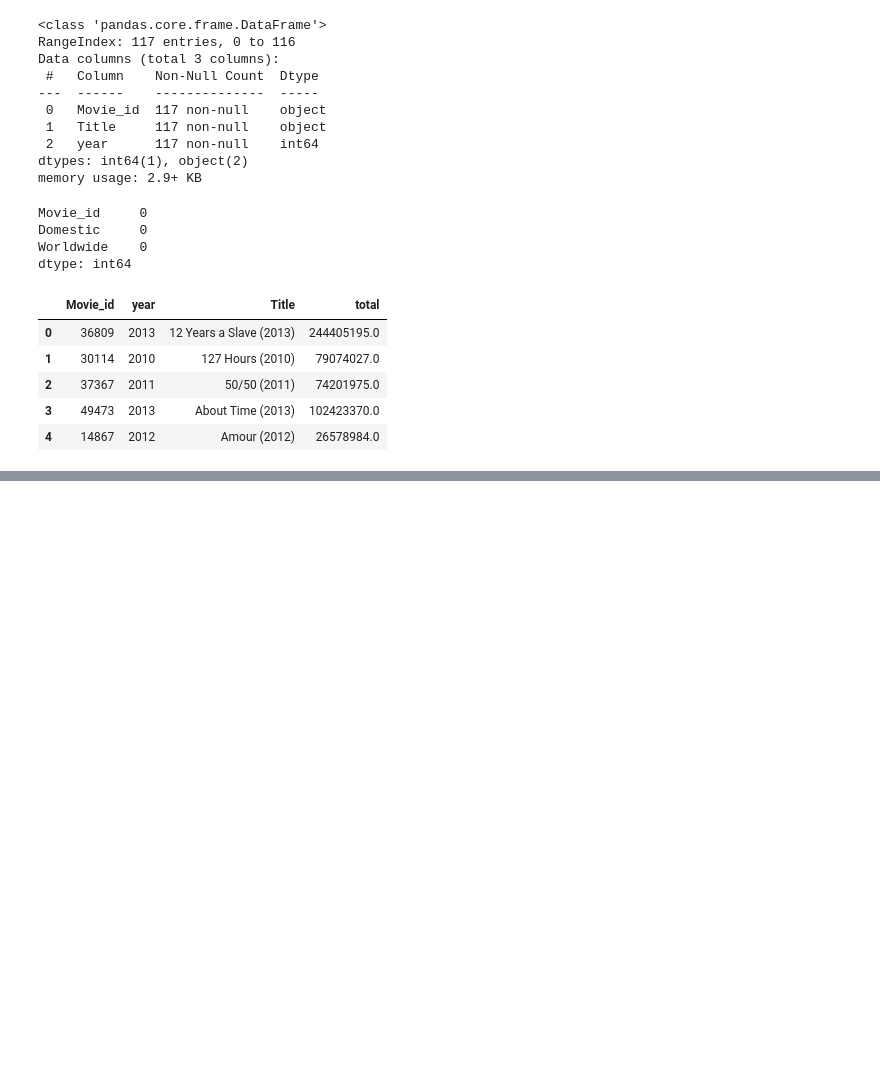
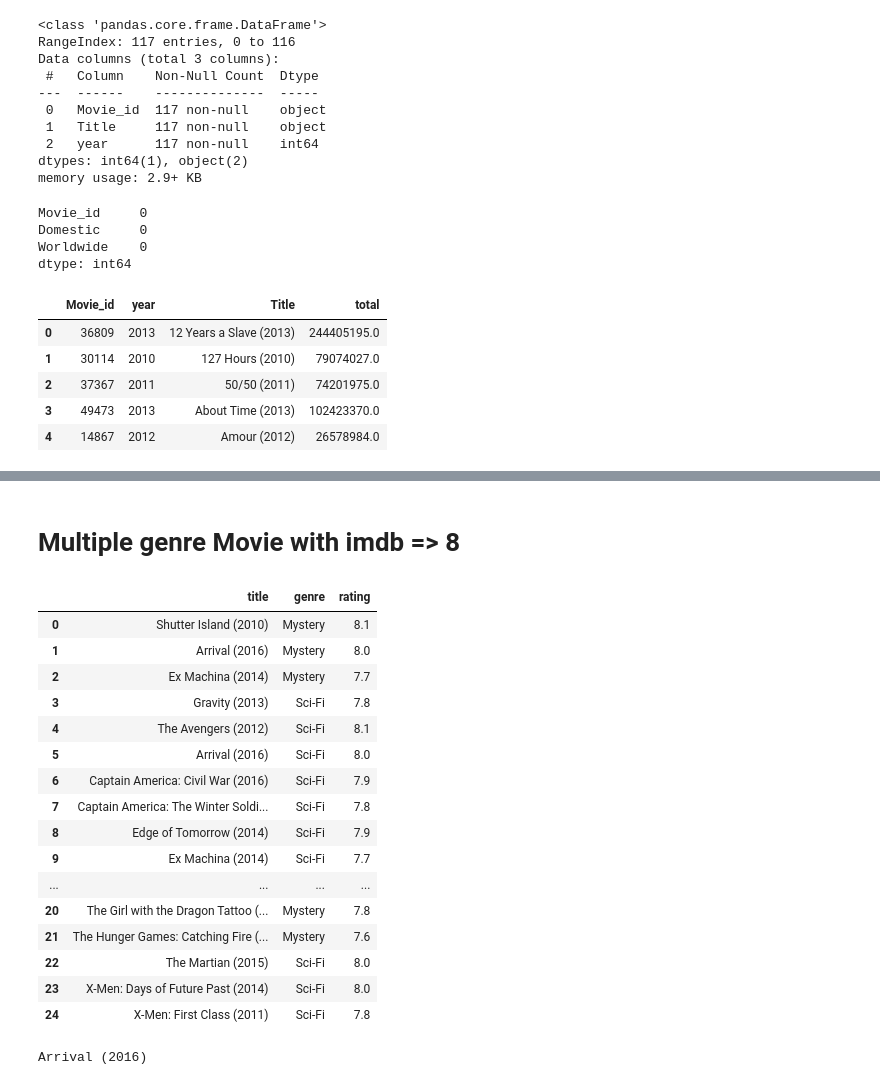
Before and after one commit to chirag-3/IMDB-data-exploratory-data-analysis, a Jupyter notebook: IMDB Exploratory Data Analysis.ipynb, the cells around one changed output, grey strips where cells are left out. Saved outputs shown, nothing was run; the diff lists cells and outputs as text; code cells hidden in the pictures; blank space fills up the shorter version.

Commit message:
dealing with movies of multiple genre

```diff
--- a/IMDB Exploratory Data Analysis.ipynb
+++ b/IMDB Exploratory Data Analysis.ipynb
@@ -611,0 +612,28 @@ plt.show()
+# %% [markdown]
+# Multiple genre Movie with imdb => 8
+# %%
+genre_rating = pd.read_sql_query('''select imdb.title as title,genre.genre as genre,imdb.rating as rating
+                                    from imdb
+                                    inner join genre
+                                    on genre.movie_id = imdb.movie_id
+                                    where genre.genre in ("Sci-Fi","Mystery")''',db)
+# %%
+genre_rating
+# %% [output]
+|  | title | genre | rating |
+| 0 | Shutter Island (2010) | Mystery | 8.1 |
+| 1 | Arrival (2016) | Mystery | 8.0 |
+| 2 | Ex Machina (2014) | Mystery | 7.7 |
+| 3 | Gravity (2013) | Sci-Fi | 7.8 |
+| 4 | The Avengers (2012) | Sci-Fi | 8.1 |
+| 5 | Arrival (2016) | Sci-Fi | 8.0 |
+| 6 | Captain America: Civil War (2016) | Sci-Fi | 7.9 |
+| 7 | Captain America: The Winter Soldi... | Sci-Fi | 7.8 |
+| 8 | Edge of Tomorrow (2014) | Sci-Fi | 7.9 |
+| 9 | Ex Machina (2014) | Sci-Fi | 7.7 |
+| ... | ... | ... | ... |
+| 20 | The Girl with the Dragon Tattoo (... | Mystery | 7.8 |
+| 21 | The Hunger Games: Catching Fire (... | Mystery | 7.6 |
+| 22 | The Martian (2015) | Sci-Fi | 8.0 |
+| 23 | X-Men: Days of Future Past (2014) | Sci-Fi | 8.0 |
+| 24 | X-Men: First Class (2011) | Sci-Fi | 7.8 |
@@ -611,0 +650,4 @@ plt.show()
+# %%
+print(genre_rating[0][0])
+# %% [output]
+Arrival (2016)
```
Also changed, not shown: parts of 57 cells of this notebook.
